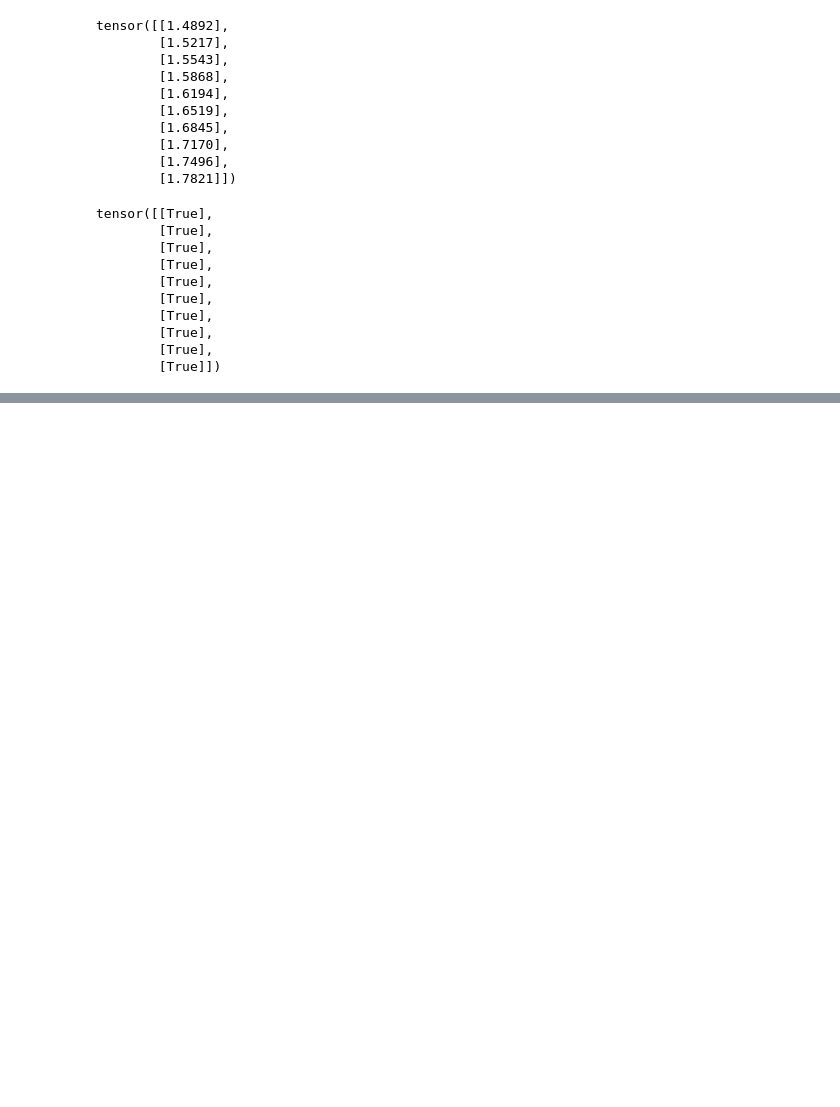
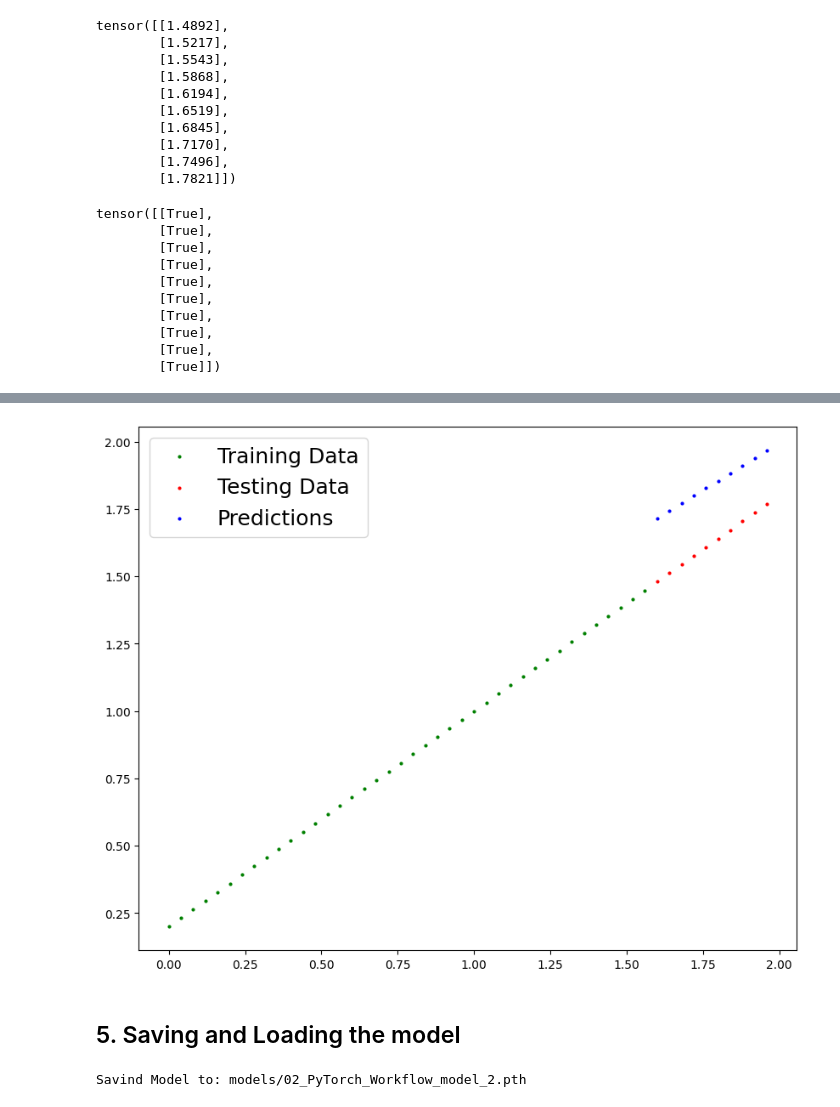
Before and after one commit to Naga-SDonepudi/PyTorch_HandsOn, a Jupyter notebook: 2_Workflow_of_PyTorch.ipynb, the cells around one changed output, grey strips where cells are left out. Drawn from its saved outputs; the diff is of its cells as text; code cells hidden in the pictures; blank space fills up the shorter version.

```diff
--- a/2_Workflow_of_PyTorch.ipynb
+++ b/2_Workflow_of_PyTorch.ipynb
@@ -375,0 +461,16 @@ tensor([[True],
+# %%
+class LinearRegressionModel2(nn.Module):
+  def __init__(self):
+    super().__init__()
+
+    # Using nn.Linear() layer which have the in-built params ie applies linear math operation on data
+    self.Linear_layer = nn.Linear(in_features=1,
+                                    out_features=1)
+
+  def forward(self, x: torch.Tensor) -> torch.Tensor:
+    return self.Linear_layer(x)
+
+# Setting the seed
+torch.manual_seed(42)
+model_2 = LinearRegressionModel2()
+model_2
@@ -375,0 +506,7 @@ tensor([[True],
+# %%
+
+# Setting up loss function
+loss_func = nn.L1Loss()
+
+# Setting up optimizer
+optimizer = torch.optim.SGD(params = model_2.parameters(), lr = 0.01)
@@ -375,0 +582,6 @@ tensor([[True],
+# %%
+# Evaluating
+model_2.eval()
+with torch.inference_mode():
+  test_preds = model_2(X_test)
+test_preds
@@ -375,0 +599,22 @@ tensor([[True],
+# %%
+plot_predictions(predictions=test_preds.cpu())
+# %% [output]
+[figure, added]
+# %% [markdown]
+## 5. Saving and Loading the model
+# %%
+from pathlib import Path
+
+# Creating Model's Directory
+MODEL_PATH = Path("models")
+MODEL_PATH.mkdir(parents=True, exist_ok = True)
+
+# Creating Model's Save Path
+MODEL_NAME = "02_PyTorch_Workflow_model_2.pth"
+MODEL_SAVE_PATH = MODEL_PATH / MODEL_NAME
+
+# Saving the model state dict
+print(f"Savind Model to: {MODEL_SAVE_PATH}")
+torch.save(obj=model_2.state_dict(), f = MODEL_SAVE_PATH)
+# %% [output]
+Savind Model to: models/02_PyTorch_Workflow_model_2.pth
```
Also changed, not shown: parts of 31 cells of this notebook.
